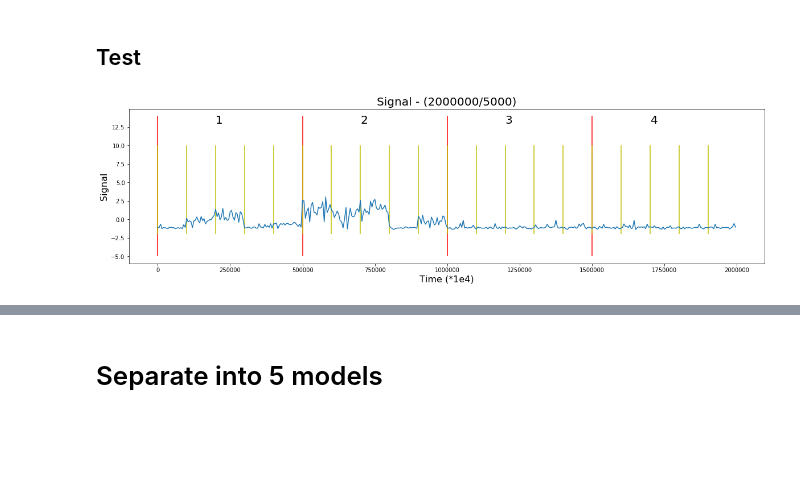
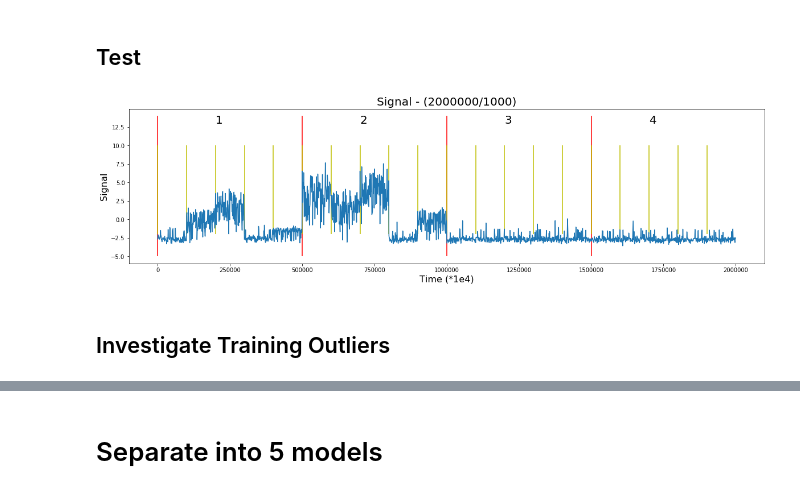
Before and after one commit to ahs8w/kaggle-comps, a Jupyter notebook: IonSwitching.ipynb, the cells around one changed output, grey strips where cells are left out. Cells and saved outputs as stored; diff of their text form; code cells hidden in the pictures; blank space fills up the shorter version.

```diff
--- a/IonSwitching.ipynb
+++ b/IonSwitching.ipynb
@@ -228,0 +178,3 @@ weird.describe()
+# %%
+for i,(beg,end) in enumerate(zip(batches[0::],batches[1::])):
+    show_subset(beg,end-1,step=1,title=f'Batch {i+1}')
@@ -228,0 +192,3 @@ weird.describe()
+# %%
+for i,(beg,end) in enumerate(zip(test_batches[0::],test_batches[1::])):
+    show_subset(beg,end-1,step=1,df=test,title=f'Batch {i+1}')
@@ -228,0 +209,13 @@ weird.describe()
+# %%
+# Signal behavior per Channel
+means,stds=[],[]
+for i in range(0,11):
+    c = train[train.open_channels==i]
+    print(f"Open Channels {i}")
+    g = c.signal
+    means.append(g.mean())
+    stds.append(g.std())
+    f = lambda x: round(x,3)  # rounding function
+    print(f"mean: {f(g.mean())}, std: {f(g.std())}, Q01: {f(g.quantile(.01))}, Q99: {f(g.quantile(.99))}\n")
+
+plt.errorbar(range(0,11),means,stds)
@@ -233,14 +244,18 @@ res = 5000
+# %%
+step = 1000
 # %%
 plt.figure(figsize=(20,5))
-plt.plot(test.signal[0::res])
+plt.plot(test.signal[0::step])
 
 plt.vlines(range(0,len(test),500000),-5,14,'r')  # delineate batches (vertically from -5 to 12.5)
 plt.vlines(range(0,len(test),100000),-2,10,'y')
 for j in range(4): plt.text(j*500000+200000,13,str(j+1),size=20)  # show batch numbers
 
 plt.xlabel('Time (*1e4)', size=16)
 plt.ylabel('Signal', size=16);
-plt.title(f'Signal - ({len(test)}/{res})',size=20)
+plt.title(f'Signal - ({len(test)}/{step})',size=20)
 plt.show()
 # %% [output]
-[figure, old version]
+[figure, new version]
+# %% [markdown]
+## Investigate Training Outliers
```
Also changed, not shown: parts of 108 cells of this notebook.
